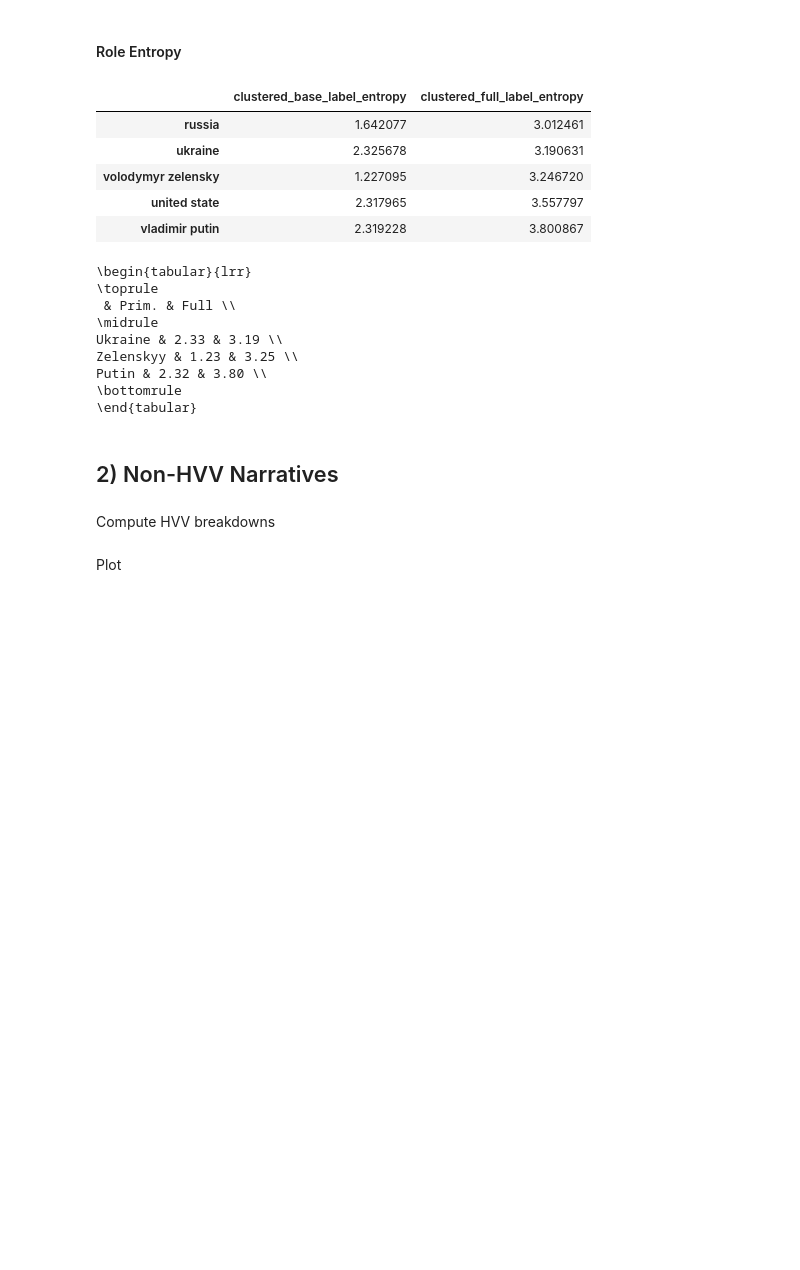
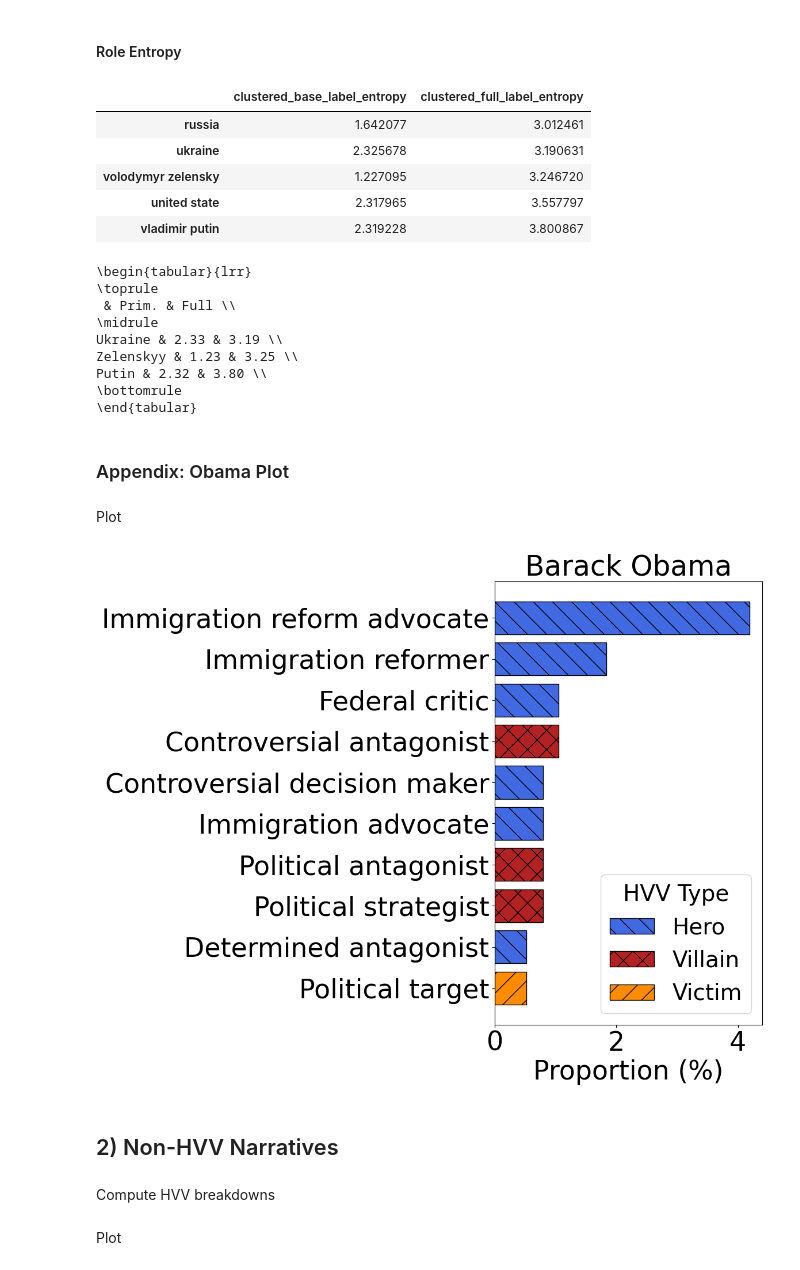
Before and after one commit to davidghobson1/taxonomy-free-character-role-labeling, a Jupyter notebook: code/Application.ipynb, the cells around one changed output. Drawn from its saved outputs; the diff is of its cells as text; code cells hidden in the pictures; blank space fills up the shorter version.

```diff
--- a/code/Application.ipynb
+++ b/code/Application.ipynb
@@ -190,3 +193,5 @@ Zelenskyy & 1.23 & 3.25 \\
 Putin & 2.32 & 3.80 \\
 \bottomrule
 \end{tabular}
+# %% [markdown]
+### Appendix: Obama Plot
@@ -193,3 +209,63 @@ Putin & 2.32 & 3.80 \\
+# %%
+# Reformat data for plotting
+
+# Fix a couple full label equivalence msitakes from the clustering
+manual_full_label_equivalence = {
+    'immigration reform proponent': 'immigration reform advocate',
+    'reformist advocate': 'immigration reform advocate'
+}
+obama_top_labels[label_col] = obama_top_labels[label_col].apply(lambda x: manual_full_label_equivalence.get(x, x))
+obama_top_labels = obama_top_labels.groupby(['hero_type', label_col]).sum().sort_values(by='proportion', ascending=False)
+
+# Capitalize columns
+obama_top_labels = obama_top_labels.reset_index()
+obama_top_labels[label_col] = obama_top_labels[label_col].str.capitalize()
+obama_top_labels['hero_type'] = obama_top_labels['hero_type'].str.capitalize()
+
+# Reorder rows for plotting
+obama_top_labels = obama_top_labels.iloc[::-1]
+# %% [markdown]
+Plot
+# %%
+fig, ax = plt.subplots(figsize=(6, 10))
+
+fontsize = 33
+
+hero_styles = {
+    'Hero': {'color': 'royalblue', 'hatch': '\\'},
+    'Villain': {'color': 'firebrick', 'hatch': 'x'},
+    'Victim': {'color': 'darkorange', 'hatch': '/'},
+}
+
+for i, row in obama_top_labels.iterrows():
+    style = hero_styles[row["hero_type"]]
+    ax.barh(
+        row["clustered_full_label"],
+        row["proportion"],
+        color=style["color"],
+        hatch=style["hatch"],
+        edgecolor="black"
+    )
+
+ax.set_xlabel("Proportion (%)", fontsize=fontsize)
+ax.set_title("Barack Obama", fontsize=fontsize+2)
+
+ax.tick_params(axis='x', labelsize=fontsize)
+ax.tick_params(axis='y', labelsize=fontsize)
+
+# Custom legend
+handles = [
+    plt.Rectangle((0,0), 1, 1, facecolor=style["color"], hatch=style["hatch"], edgecolor="black")
+    for style in hero_styles.values()
+]
+ax.legend(handles, hero_styles.keys(), title="HVV Type", fontsize=fontsize-5, title_fontsize=fontsize-5)
+
+plt.savefig(os.path.join(plot_savepath, "obama_dist.png"), bbox_inches='tight', dpi=300)
+
+plt.tight_layout()
+plt.show()
+# %% [output]
+[figure, added]
 # %% [markdown]
 ## 2) Non-HVV Narratives
 # %%
```
Also changed, not shown: parts of 8 cells of this notebook.
